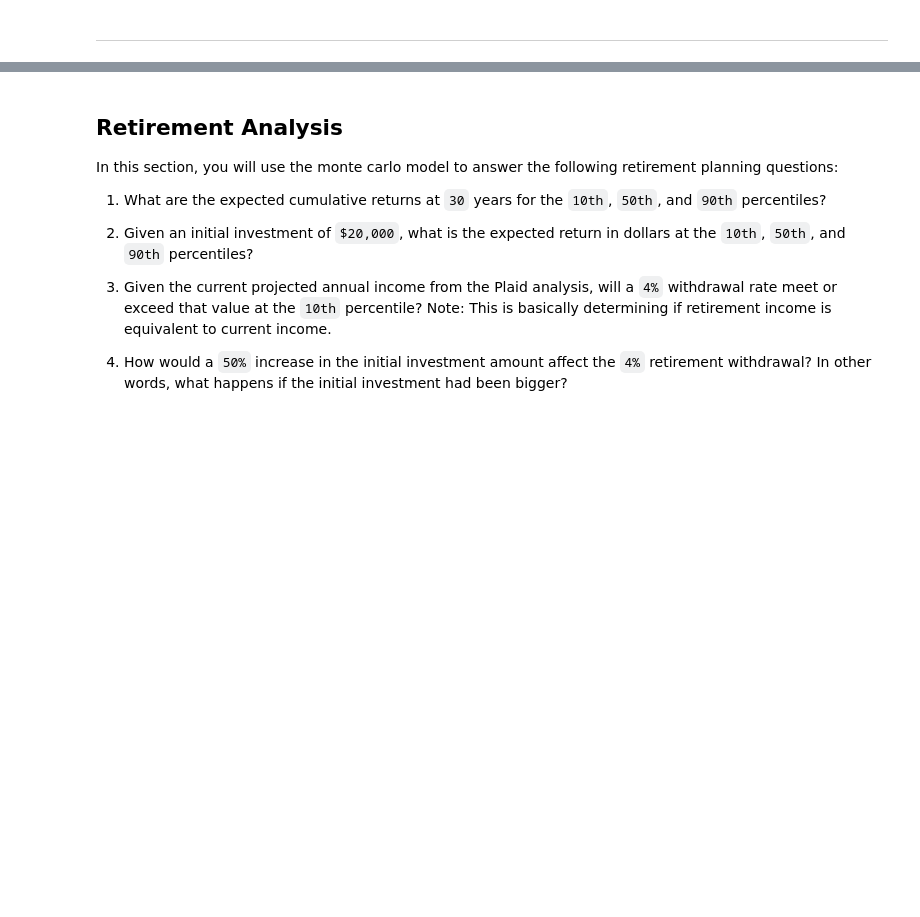
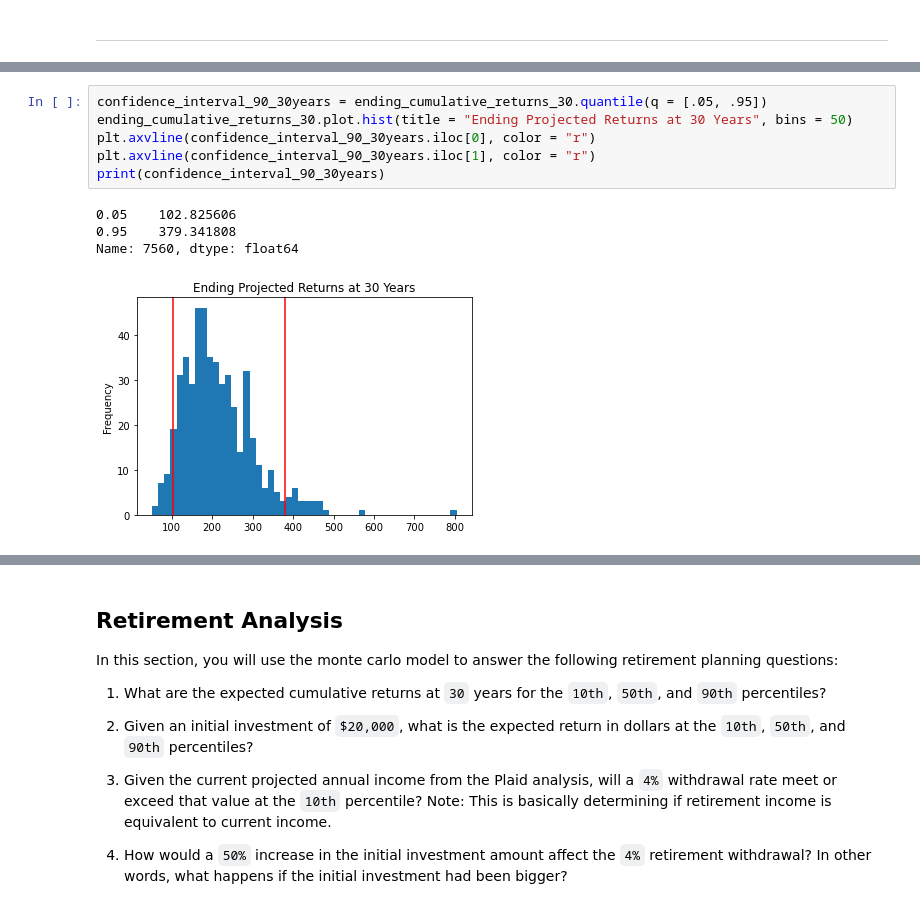
Before and after one commit to dovu93/API_HW, a Jupyter notebook: Assignment/portfolio_planner.ipynb, the cells around one changed output, grey strips where cells are left out. Drawn from its saved outputs; the diff is of its cells as text; blank space fills up the shorter version.

```diff
--- a/Assignment/portfolio_planner.ipynb
+++ b/Assignment/portfolio_planner.ipynb
@@ -247,0 +238,11 @@ Name: 5040, dtype: float64
+# %%
+confidence_interval_90_30years = ending_cumulative_returns_30.quantile(q = [.05, .95])
+ending_cumulative_returns_30.plot.hist(title = "Ending Projected Returns at 30 Years", bins = 50)
+plt.axvline(confidence_interval_90_30years.iloc[0], color = "r")
+plt.axvline(confidence_interval_90_30years.iloc[1], color = "r")
+print(confidence_interval_90_30years)
+# %% [output]
+0.05    102.825606
+0.95    379.341808
+Name: 7560, dtype: float64
+[figure, added]
```
Also changed, not shown: parts of 13 cells of this notebook, 4 other files.
